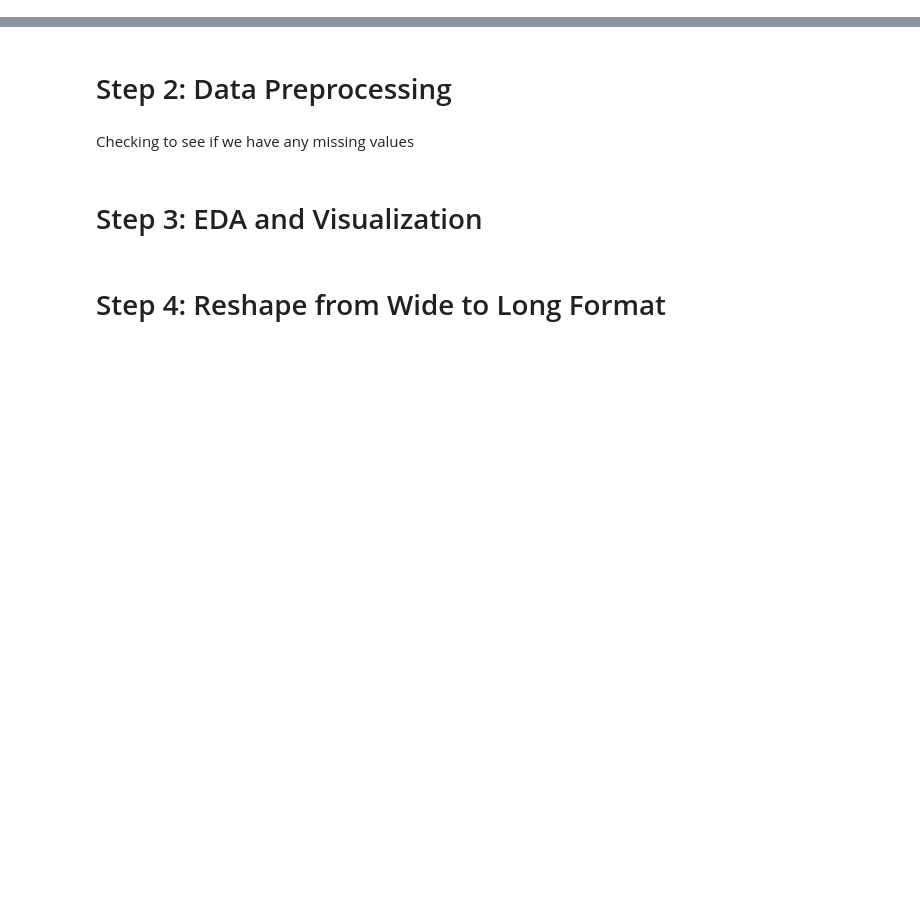
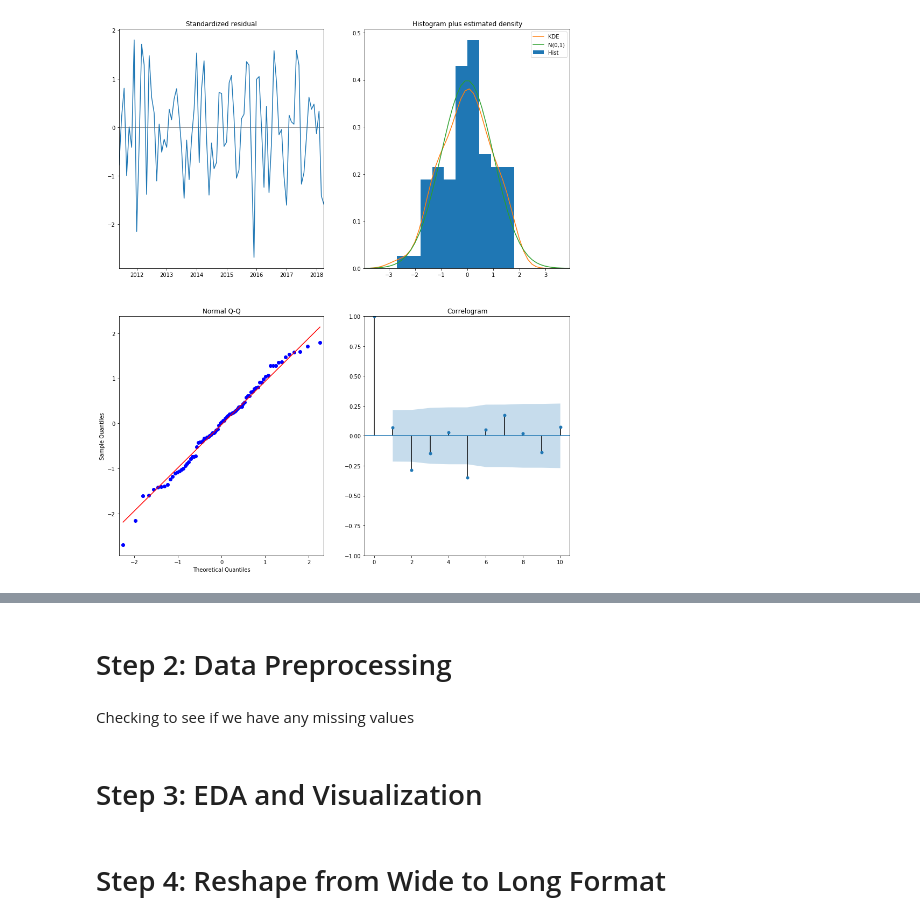
Before and after one commit to dalems4/dsc-mod-4-project-seattle-ds-career-051319, a Jupyter notebook: mod_4_starter_notebook.ipynb, the cells around one changed output, grey strips where cells are left out. Saved outputs shown, nothing was run; the diff lists cells and outputs as text; code cells hidden in the pictures; blank space fills up the shorter version.

Commit message:
Modeled one zip_code

```diff
--- a/mod_4_starter_notebook.ipynb
+++ b/mod_4_starter_notebook.ipynb
@@ -58,0 +166,10 @@ df_long.rename(columns={'RegionName' : 'ZipCode'})
+# %%
+ARIMA_MODEL = sm.tsa.statespace.SARIMAX(rk_1_2011['value'],
+                                order=(1, 1, 1),
+                                seasonal_order=(1, 1, 1, 1),
+                                enforce_stationarity=False,
+                                enforce_invertibility=False)
+
+output = ARIMA_MODEL.fit()
+
+print(output.summary().tables[1])
@@ -58,0 +186,5 @@ df_long.rename(columns={'RegionName' : 'ZipCode'})
+# %%
+output.plot_diagnostics(figsize=(15, 18))
+plt.show()
+# %% [output]
+[figure, added]
```
Also changed, not shown: parts of 30 cells of this notebook.
